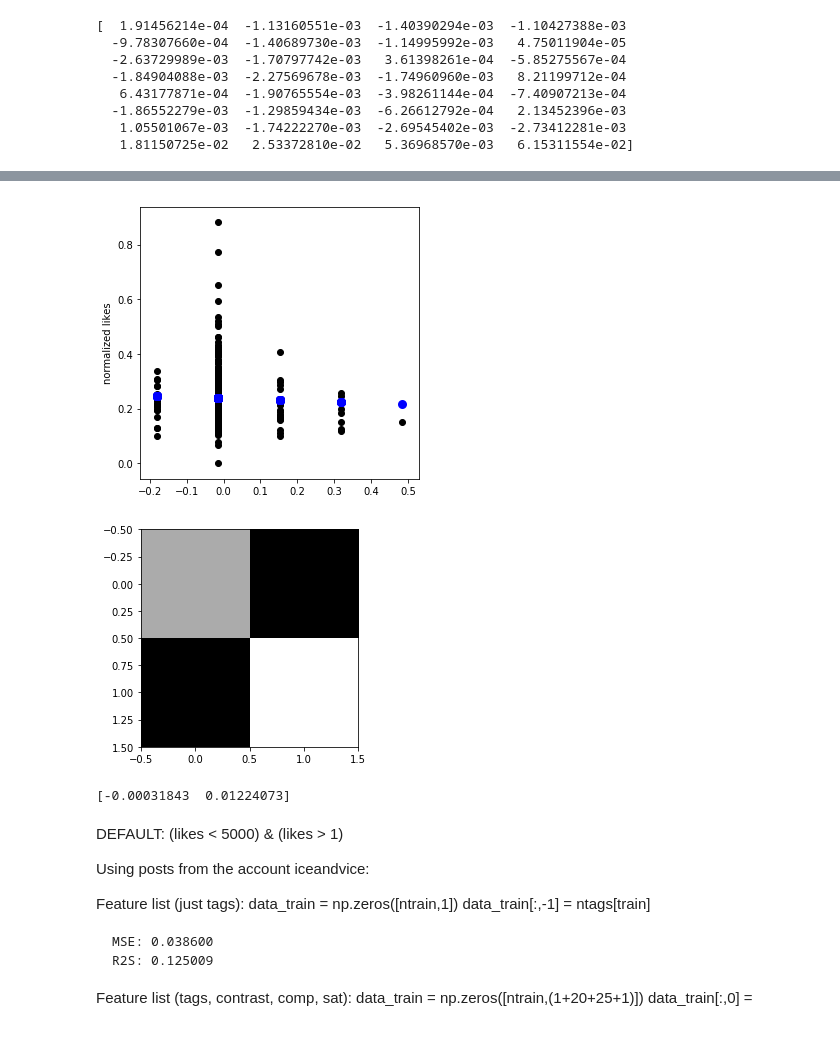
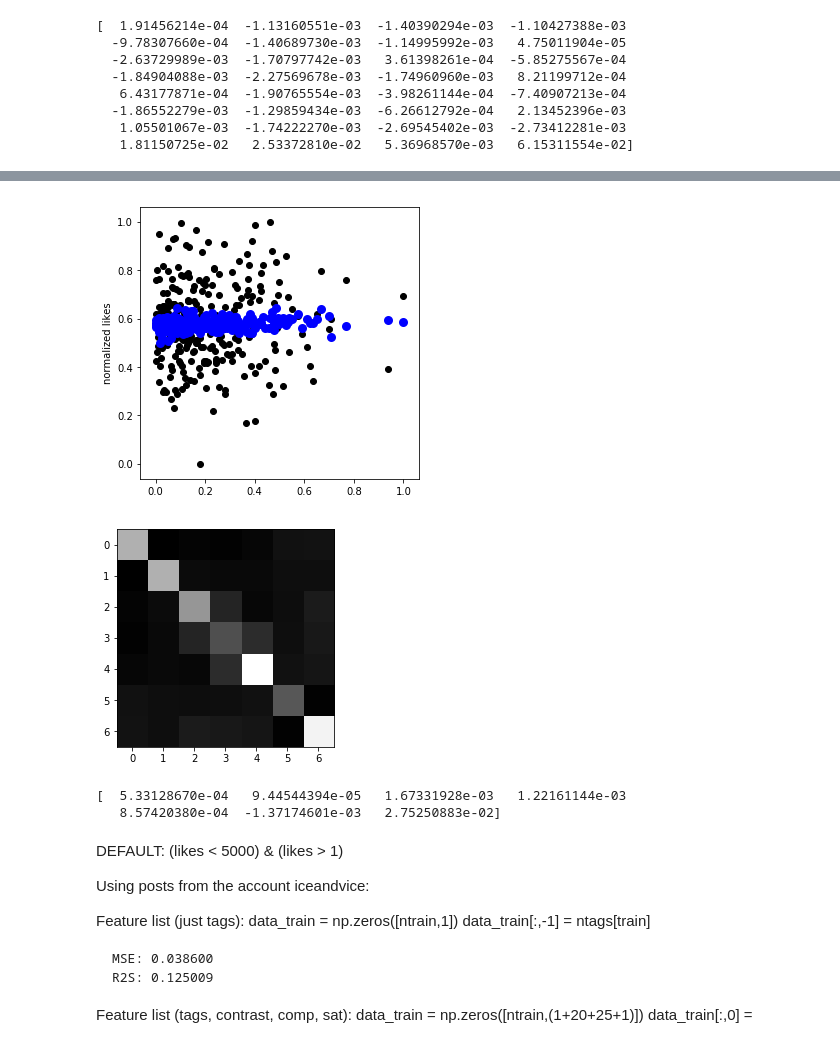
Before and after one commit to AlbertHJLee/minster, a Jupyter notebook: exploration.ipynb, the cells around one changed output, grey strips where cells are left out. Saved outputs shown, nothing was run; the diff lists cells and outputs as text; code cells hidden in the pictures.

```diff
--- a/exploration.ipynb
+++ b/exploration.ipynb
@@ -337,7 +333,7 @@ import utils
 posts,images = utils.dataFromScraper('hungrygrls')
 dfp = pandas.DataFrame(posts)
 # %%
-i = 0
-print data[i]
-plt.imshow(images[i]/255.)
-plt.show()
+#i = 0
+#print posts[i]
+#plt.imshow(images[i]/255.)
+#plt.show()
@@ -370,20 +380,26 @@ for i in range(len(posts)):
 
 likes = dfp['likes'].apply(lambda x: float(convertString(x))).values
 ntags = dfp[u'caption'].apply(lambda x: float( len(x.split(' #')) ) ).values - 1
+hour = dfp[u'createdtime'].apply(lambda x: extractTimeData(x)[1]).values
+weekday = dfp[u'createdtime'].apply(lambda x: extractTimeData(x)[0]).values
 
 
 # Prune and normalize data
 
-keep = (likes < 5000) & (likes > 1) #& (ntags < 18)
+keep = (likes < 2000) & (likes > 1) #& (ntags < 18)
 #keep = dfp.apply(not_in_list,args=[u'fashion',0],axis=1).values & keep
 
 goodposts = dfp.loc[keep]
 goodsat = sat[keep]
-goodcontrast = conH[keep]
+goodcontrast = contrast[keep]
 gcomp = comp[keep]
+print goodcontrast.shape
 
 likes = likes[keep]
 ntags = ntags[keep]
+
+gCos = kCos[keep]
+gSin = kSin[keep]
 
 minsat = np.min(sat)
 maxsat = np.max(sat)
@@ -394,11 +410,15 @@ maxlike = max(likes)
 mintags = min(ntags)
 maxtags = max(ntags)
 
+gSinA = np.abs(gSin)/np.max(np.abs(gSin))
+
 goodsat = (goodsat - minsat)/(maxsat-minsat)
 goodcontrast = (goodcontrast - mincon)/(maxcon-mincon)
 likes = (likes - minlike)/(maxlike - minlike)
 gcomp = gcomp/255.
 ntags = (ntags - np.mean(ntags))/(maxtags - mintags)
+gCos = (gCos - np.mean(gCos))/(np.max(gCos) - np.min(gCos))
+gSin = (gSin - np.mean(gSin))/(np.max(gSin) - np.min(gSin))
 
 
 # Split into test and training sets
@@ -409,18 +429,50 @@ train = np.logical_not(test)
 ntrain = len(np.where(train)[0])
 
 if False:
-    data_train = np.zeros([ntrain,(1+2+4+4+1)])
+    data_train = np.zeros([ntrain,(1+2+4+4+1+1)])
     data_train[:,0] = goodsat[train]
-    data_train[:,1:3] = goodcontrast[train,-2:]
+    data_train[:,1] = gCos[train]
+    data_train[:,2] = gSin[train]
     data_train[:,3:7] = gcomp[train,:4]
     data_train[:,7:11] = gcomp[train,-4:]
+    data_train[:,11] = goodcontrast[train]
     data_train[:,-1] = ntags[train]
 
-    data_test = np.zeros([(nposts-ntrain),(1+2+4+4+1)])
+    data_test = np.zeros([(nposts-ntrain),(1+2+4+4+1+1)])
     data_test[:,0] = goodsat[test]
-    data_test[:,1:3] = goodcontrast[test,-2:]
+    data_test[:,1] = gCos[test]
+    data_test[:,2] = gSin[test]
     data_test[:,3:7] = gcomp[test,:4]
     data_test[:,7:11] = gcomp[test,-4:]
+    data_test[:,11] = goodcontrast[test]
+    data_test[:,-1] = ntags[test]
+
+elif True:
+    data_train = np.zeros([ntrain,1+2+1+1+1])
+    data_train[:,0] = gCos[train]
+    data_train[:,1] = gSin[train]
+    data_train[:,2] = goodsat[train]
+    data_train[:,3] = goodcontrast[train]
+    data_train[:,-2] = gSinA[train]
+    data_train[:,-1] = ntags[train]
+
+    data_test = np.zeros([(nposts-ntrain),1+2+1+1+1])
+    data_test[:,0] = gCos[test]
+    data_test[:,1] = gSin[test]
+    data_test[:,2] = goodsat[test]
+    data_test[:,3] = goodcontrast[test]
+    data_test[:,-2] = gSinA[test]
+    data_test[:,-1] = ntags[test]
+
+elif False:
+    data_train = np.zeros([ntrain,1+1+1])
+    data_train[:,0] = gCos[train]
+    data_train[:,1] = gSin[train]
+    data_train[:,-1] = ntags[train]
+
+    data_test = np.zeros([(nposts-ntrain),1+1+1])
+    data_test[:,0] = gCos[test]
+    data_test[:,1] = gSin[test]
     data_test[:,-1] = ntags[test]
 
 elif True:
@@ -456,14 +508,6 @@ elif True:
     data_test[:,25:-1] = goodcontrast[test]
     data_test[:,-1] = goodsat[test]
 
-elif True:
-    data_train = np.zeros([ntrain,(1+2)])
-    data_train[:,0] = goodsat[train]
-    data_train[:,-2:] = goodcontrast[train,-2:]
-
-    data_test = np.zeros([(nposts-ntrain),(1+2)])
-    data_test[:,0] = goodsat[test]
-    data_test[:,-2:] = goodcontrast[test,-2:]
 
 y_train = likes[train]
 y_test = likes[test]
@@ -480,7 +524,7 @@ print 'MSE: %8f'%MSE(y_test, y_pred)
 print 'R2S: %8f'%R2S(y_test, y_pred)
 
 fig = plt.figure(figsize=[5,5])
-feat = 0
+feat = -2
 plt.scatter(data_test[:,feat], y_test,  color='black')
 plt.scatter(data_test[:,feat], y_pred, color='blue', linewidth=3)
 #plt.xlabel('normalized contrast')
@@ -497,6 +542,7 @@ R2S: 0.004093
-[figure, old version]
+[figure, new version]
-[figure, old version]
+[figure, new version]
-[-0.00031843  0.01224073]
+[  5.33128670e-04   9.44544394e-05   1.67331928e-03   1.22161144e-03
+   8.57420380e-04  -1.37174601e-03   2.75250883e-02]
 # %% [markdown]
 DEFAULT: (likes < 5000) & (likes > 1)
 
```
Also changed, not shown: parts of 11 cells of this notebook, 1 other file.
